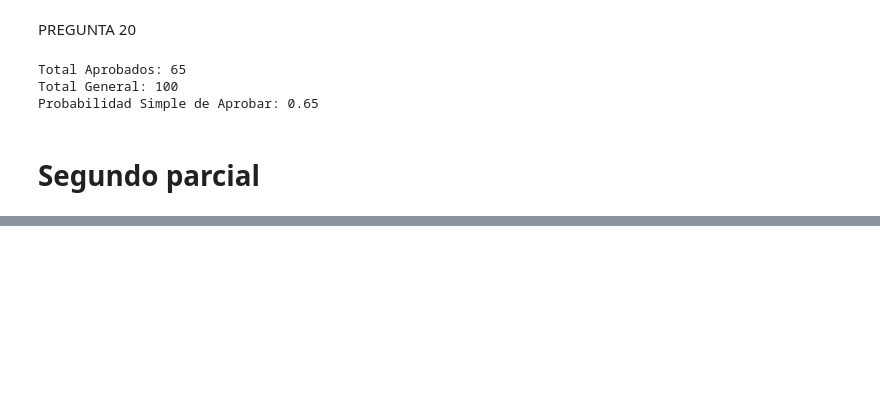
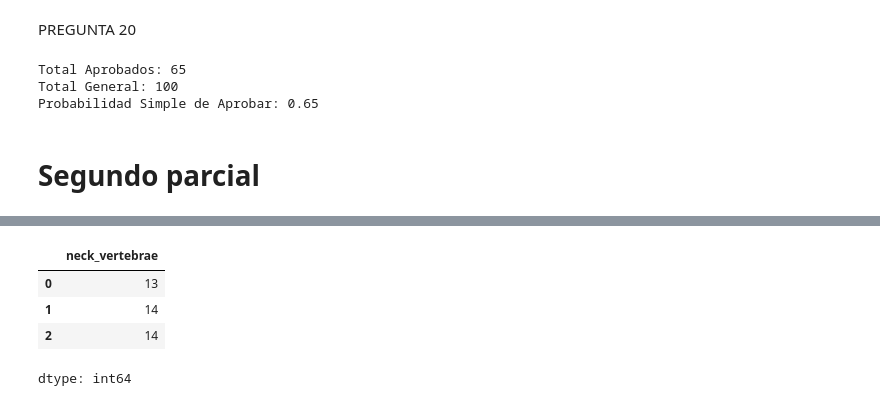
Before and after one commit to TheCodeTester860/AntonioCabrera, a Jupyter notebook: MineriaDeDatos.ipynb, the cells around one changed output, grey strips where cells are left out. Drawn from its saved outputs; the diff is of its cells as text; code cells hidden in the pictures; blank space fills up the shorter version.

```diff
--- a/MineriaDeDatos.ipynb
+++ b/MineriaDeDatos.ipynb
@@ -1622,0 +1635,8 @@ Probabilidad Simple de Aprobar: 0.65
+# %%
+df['neck_vertebrae']
+# %% [output]
+|  | neck_vertebrae |
+| 0 | 13 |
+| 1 | 14 |
+| 2 | 14 |
+dtype: int64
```
Also changed, not shown: parts of 2 cells of this notebook.
